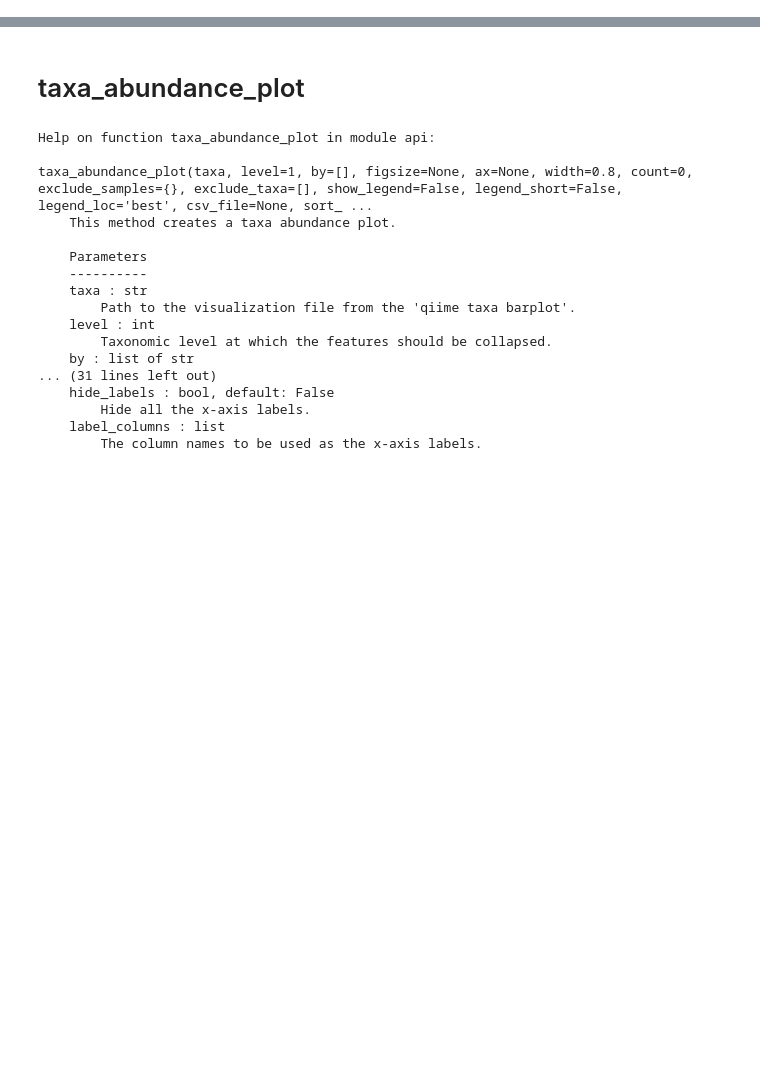
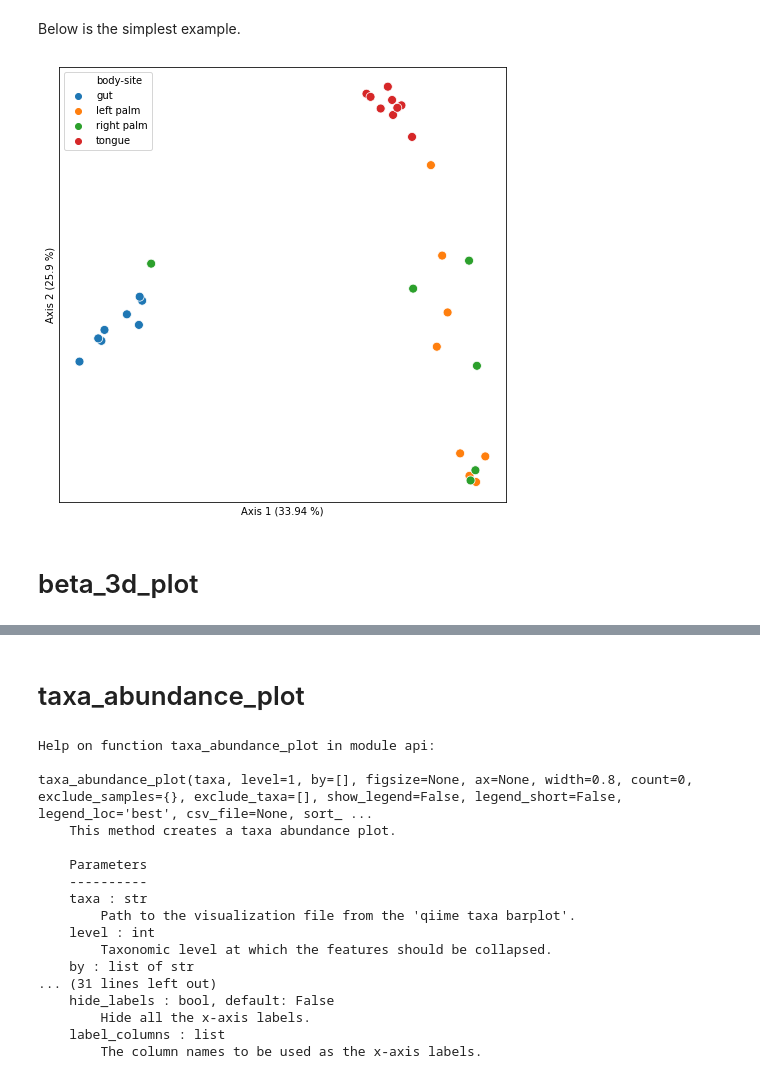
Before and after one commit to sbslee/dokdo, a Jupyter notebook: wiki/Dokdo-API.ipynb, the cells around one changed output, grey strips where cells are left out. Cells and saved outputs as stored; diff of their text form; code cells hidden in the pictures; blank space fills up the shorter version.

```diff
--- a/wiki/Dokdo-API.ipynb
+++ b/wiki/Dokdo-API.ipynb
@@ -7,0 +30,13 @@ import matplotlib.pyplot as plt
+# %% [markdown]
+Below is the simplest example.
+# %%
+api.beta_2d_plot('unweighted_unifrac_pcoa_results.qza',
+                 'sample-metadata.tsv',
+                 'body-site',
+                 figsize=(8, 8),
+                 show_legend=True,
+                 legend_loc='upper left')
+# %% [output]
+[figure, added]
+# %% [markdown]
+# beta_3d_plot
```
Also changed, not shown: parts of 5 cells of this notebook, 2 other files.
